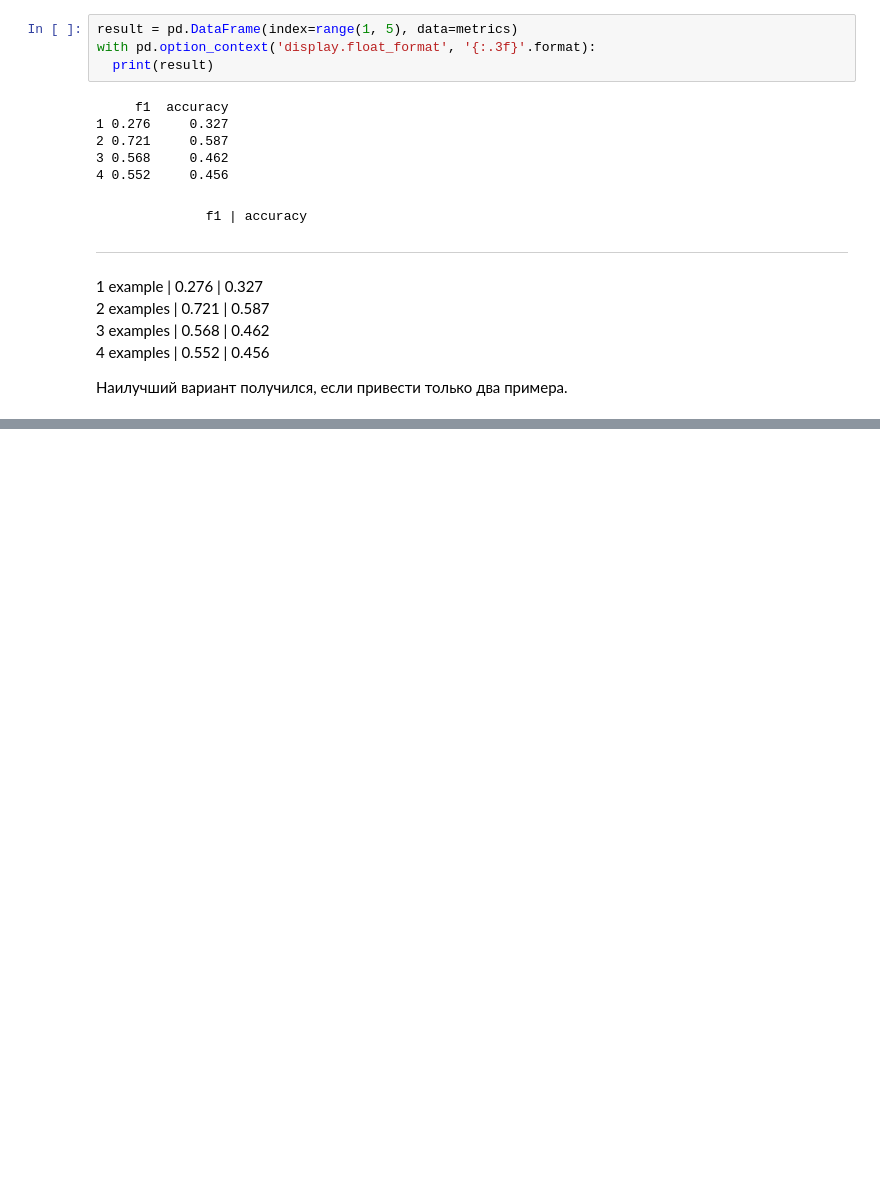
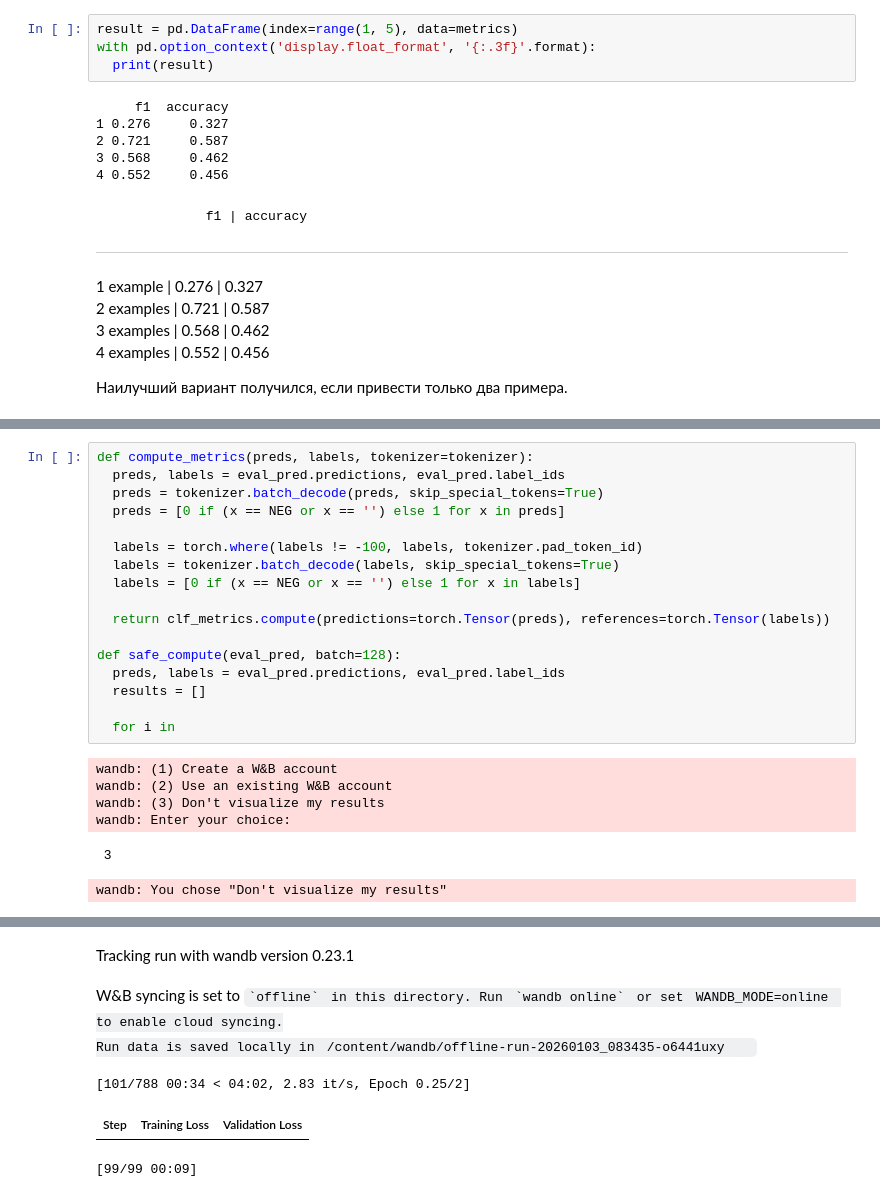
Before and after one commit to VladShajdulin/OTUS, a Jupyter notebook: home_work_3.ipynb, the cells around one changed output, grey strips where cells are left out. Drawn from its saved outputs; the diff is of its cells as text; blank space fills up the shorter version.

```diff
--- a/home_work_3.ipynb
+++ b/home_work_3.ipynb
@@ -288,0 +356,24 @@ with pd.option_context('display.float_format', '{:.3f}'.format):
+# %%
+def compute_metrics(preds, labels, tokenizer=tokenizer):
+  preds, labels = eval_pred.predictions, eval_pred.label_ids
+  preds = tokenizer.batch_decode(preds, skip_special_tokens=True)
+  preds = [0 if (x == NEG or x == '') else 1 for x in preds]
+
+  labels = torch.where(labels != -100, labels, tokenizer.pad_token_id)
+  labels = tokenizer.batch_decode(labels, skip_special_tokens=True)
+  labels = [0 if (x == NEG or x == '') else 1 for x in labels]
+
+  return clf_metrics.compute(predictions=torch.Tensor(preds), references=torch.Tensor(labels))
+
+def safe_compute(eval_pred, batch=128):
+  preds, labels = eval_pred.predictions, eval_pred.label_ids
+  results = []
+
+  for i in
+# %% [output]
+wandb: (1) Create a W&B account
+wandb: (2) Use an existing W&B account
+wandb: (3) Don't visualize my results
+wandb: Enter your choice:
+ 3
+wandb: You chose "Don't visualize my results"
@@ -288,0 +381,6 @@ with pd.option_context('display.float_format', '{:.3f}'.format):
+Tracking run with wandb version 0.23.1
+W&B syncing is set to `offline` in this directory. Run `wandb online` or set WANDB_MODE=online to enable cloud syncing.
+Run data is saved locally in /content/wandb/offline-run-20260103_083435-o6441uxy
+[101/788 00:34 < 04:02, 2.83 it/s, Epoch 0.25/2]
+| Step | Training Loss | Validation Loss |
+[99/99 00:09]
```
Also changed, not shown: parts of 8 cells of this notebook.
